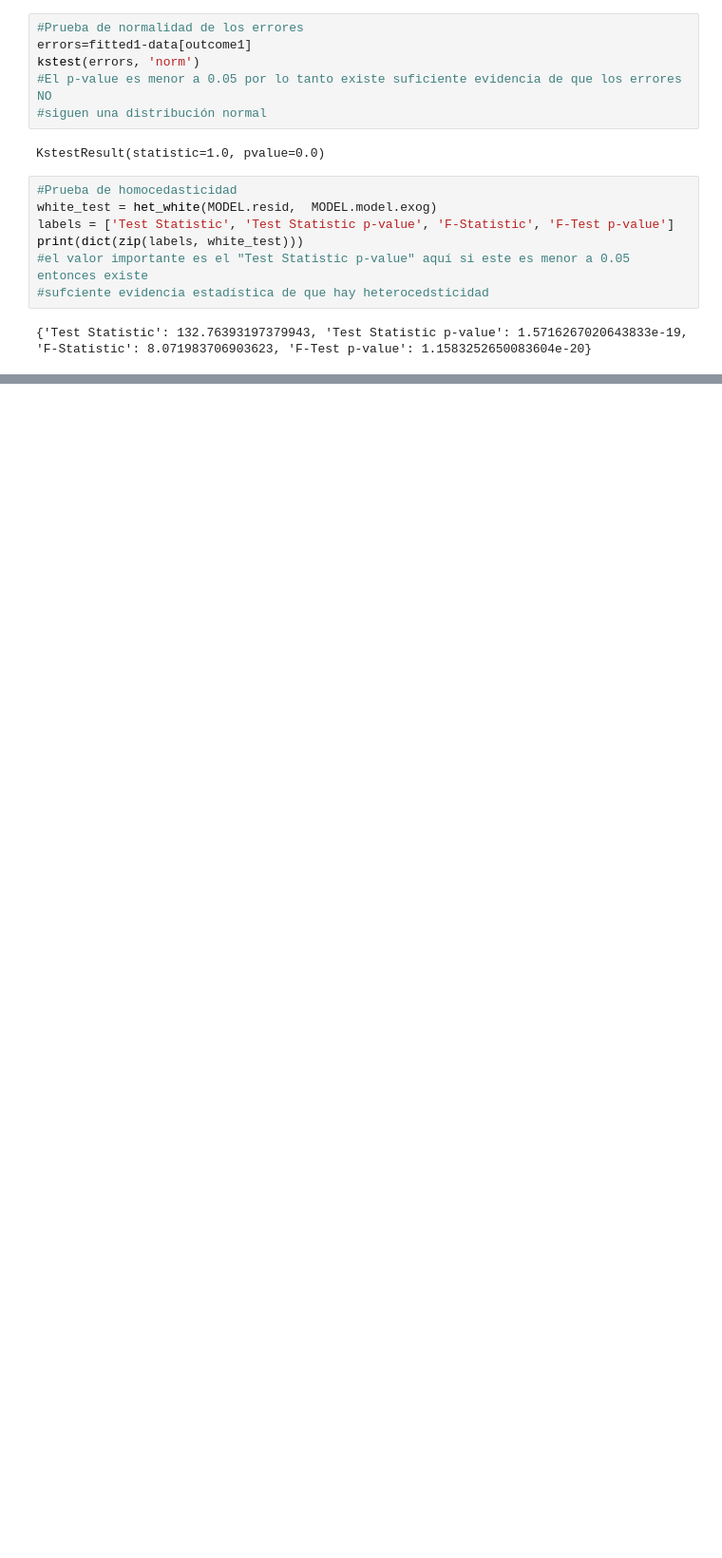
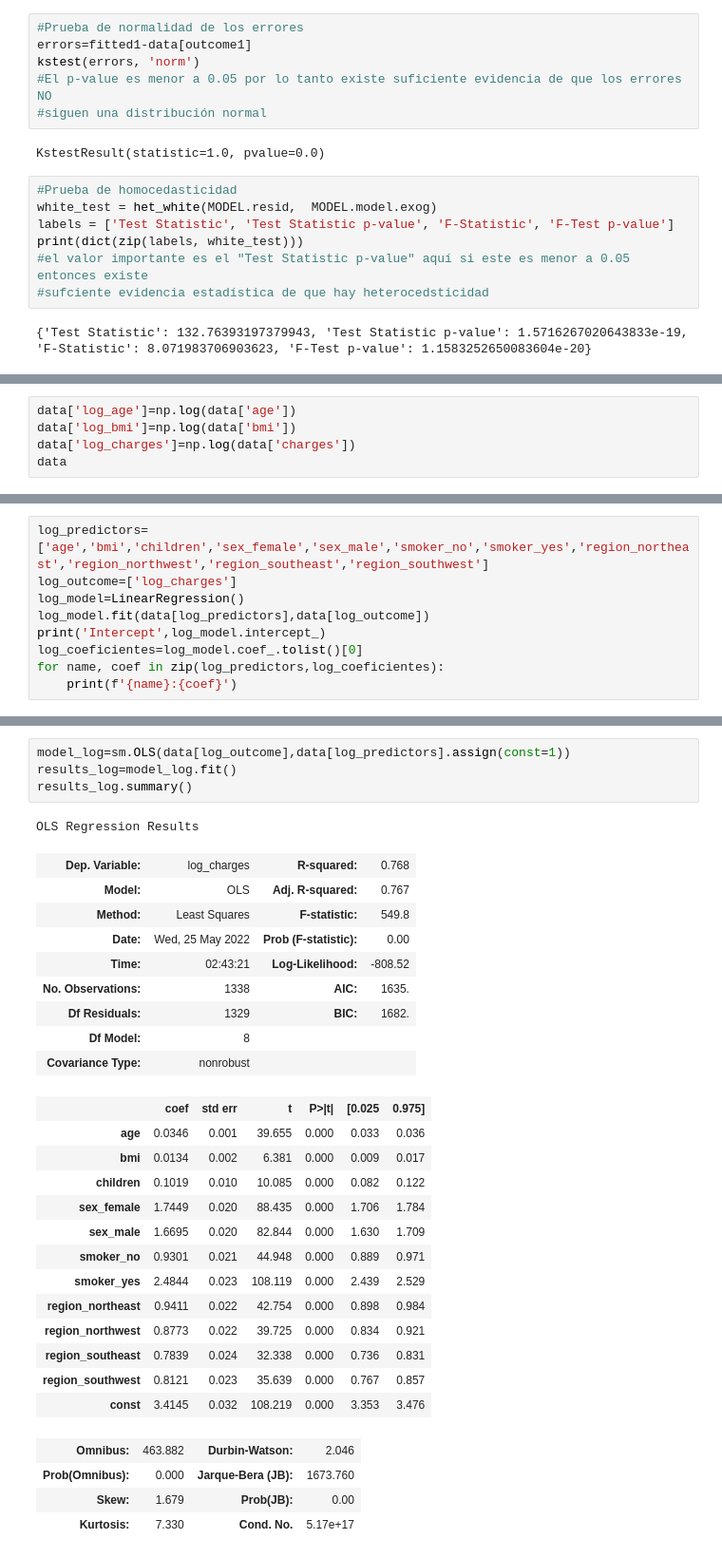
Before and after one commit to BraulioRivTri/AI-Fundamentals, a Jupyter notebook: Proyecto1.ipynb, the cells around one changed output, grey strips where cells are left out. Shown at 95% size. Cells and saved outputs as stored; diff of their text form; blank space fills up the shorter version.

```diff
--- a/Proyecto1.ipynb
+++ b/Proyecto1.ipynb
@@ -403,0 +406,5 @@ print(dict(zip(labels, white_test)))
+# %%
+data['log_age']=np.log(data['age'])
+data['log_bmi']=np.log(data['bmi'])
+data['log_charges']=np.log(data['charges'])
+data
@@ -403,0 +425,9 @@ print(dict(zip(labels, white_test)))
+# %%
+log_predictors=['age','bmi','children','sex_female','sex_male','smoker_no','smoker_yes','region_northeast','region_northwest','region_southeast','region_southwest']
+log_outcome=['log_charges']
+log_model=LinearRegression()
+log_model.fit(data[log_predictors],data[log_outcome])
+print('Intercept',log_model.intercept_)
+log_coeficientes=log_model.coef_.tolist()[0]
+for name, coef in zip(log_predictors,log_coeficientes):
+    print(f'{name}:{coef}')
@@ -403,0 +447,32 @@ print(dict(zip(labels, white_test)))
+# %%
+model_log=sm.OLS(data[log_outcome],data[log_predictors].assign(const=1))
+results_log=model_log.fit()
+results_log.summary()
+# %% [output]
+OLS Regression Results
+| Dep. Variable: | log_charges | R-squared: | 0.768 |
+| Model: | OLS | Adj. R-squared: | 0.767 |
+| Method: | Least Squares | F-statistic: | 549.8 |
+| Date: | Wed, 25 May 2022 | Prob (F-statistic): | 0.00 |
+| Time: | 02:43:21 | Log-Likelihood: | -808.52 |
+| No. Observations: | 1338 | AIC: | 1635. |
+| Df Residuals: | 1329 | BIC: | 1682. |
+| Df Model: | 8 |  |  |
+| Covariance Type: | nonrobust |  |  |
+|  | coef | std err | t | P>|t| | [0.025 | 0.975] |
+| age | 0.0346 | 0.001 | 39.655 | 0.000 | 0.033 | 0.036 |
+| bmi | 0.0134 | 0.002 | 6.381 | 0.000 | 0.009 | 0.017 |
+| children | 0.1019 | 0.010 | 10.085 | 0.000 | 0.082 | 0.122 |
+| sex_female | 1.7449 | 0.020 | 88.435 | 0.000 | 1.706 | 1.784 |
+| sex_male | 1.6695 | 0.020 | 82.844 | 0.000 | 1.630 | 1.709 |
+| smoker_no | 0.9301 | 0.021 | 44.948 | 0.000 | 0.889 | 0.971 |
+| smoker_yes | 2.4844 | 0.023 | 108.119 | 0.000 | 2.439 | 2.529 |
+| region_northeast | 0.9411 | 0.022 | 42.754 | 0.000 | 0.898 | 0.984 |
+| region_northwest | 0.8773 | 0.022 | 39.725 | 0.000 | 0.834 | 0.921 |
+| region_southeast | 0.7839 | 0.024 | 32.338 | 0.000 | 0.736 | 0.831 |
+| region_southwest | 0.8121 | 0.023 | 35.639 | 0.000 | 0.767 | 0.857 |
+| const | 3.4145 | 0.032 | 108.219 | 0.000 | 3.353 | 3.476 |
+| Omnibus: | 463.882 | Durbin-Watson: | 2.046 |
+| Prob(Omnibus): | 0.000 | Jarque-Bera (JB): | 1673.760 |
+| Skew: | 1.679 | Prob(JB): | 0.00 |
+| Kurtosis: | 7.330 | Cond. No. | 5.17e+17 |
```
Also changed, not shown: parts of 19 cells of this notebook.
